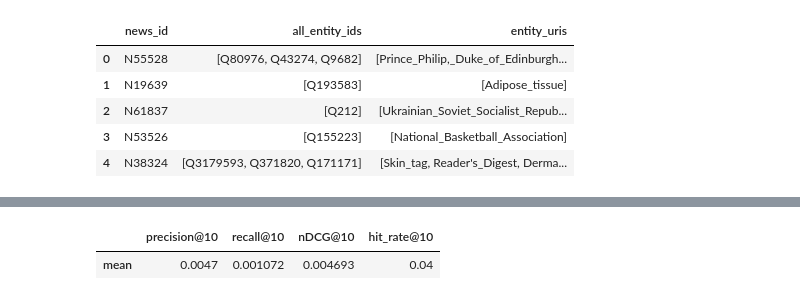
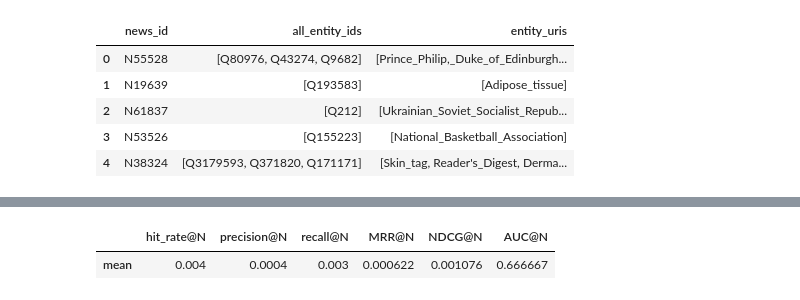
Before and after one commit to rayyyd/news_reccomender, a Jupyter notebook: ray/recommender.ipynb, the cells around one changed output, grey strips where cells are left out. Drawn from its saved outputs; the diff is of its cells as text; code cells hidden in the pictures.

```diff
--- a/ray/recommender.ipynb
+++ b/ray/recommender.ipynb
@@ -1114,19 +1132,15 @@ import ast
 
 # ------------ helpers -------------------------------------------------
 def _to_list(x):
-    if isinstance(x, list):
-        return x
+    if isinstance(x, list): return x
     if isinstance(x, str):
-        try:
-            return ast.literal_eval(x)
-        except Exception:
-            return []
-    if x is None or (isinstance(x, float) and pd.isna(x)):
-        return []
+        try: return ast.literal_eval(x)
+        except Exception: return []
+    if x is None or (isinstance(x, float) and pd.isna(x)): return []
     return list(x)
 
 def _precision_at_k(hits):
-    return hits.mean()                      # hits is length k
+    return hits.mean()  # hits length = N
 
 def _recall_at_k(hits, num_relevant):
     return hits.sum() / num_relevant if num_relevant else np.nan
@@ -1141,19 +1155,34 @@ def _ndcg_at_k(hits, num_relevant):
     return dcg / idcg if idcg else np.nan
 
 def _hit_rate_at_k(hits, num_relevant):
-    # set to np.nan when no ground truth items (matches your recall convention)
     return float(hits.sum() > 0) if num_relevant else np.nan
 
+def _mrr_at_k(hits, num_relevant):
+    if num_relevant == 0:
+        return np.nan
+    idx = np.where(hits == 1)[0]
+    return 1.0 / (idx[0] + 1) if idx.size else 0.0
+
+def _auc_at_k(hits):
+    # AUC on the top‑N prefix using rank order (1=best). Undefined if no pos or no neg.
+    m = int(hits.sum())
+    n = len(hits) - m
+    if m == 0 or n == 0:
+        return np.nan
+    ranks = np.arange(1, len(hits) + 1)              # 1..N (1 = highest ranked)
+    sum_pos = ranks[hits == 1].sum()
+    return (sum_pos - m * (m + 1) / 2) / (m * n)
+
 # ------------ main metric function ------------------------------------
-def add_topn_metrics(df, k):
-    precs, recs, ndcgs, hitrs = [], [], [], []
+def add_topN_metrics(df, N):
+    precs, recs, ndcgs, hitrs, mrrs, aucs = [], [], [], [], [], []
 
     for _, row in df.iterrows():
-        gt  = _to_list(row["test"])                  # ground truth
-        rec = _to_list(row["recommended_news"])[:k]  # truncate to k
+        gt  = _to_list(row["test"])                     # ground truth news_ids
+        rec = _to_list(row["recommended_news"])[:N]     # top‑N recommendations
 
         gt_set = set(gt)
-        hits   = np.zeros(k, dtype=float)
+        hits   = np.zeros(N, dtype=float)
         for i, r in enumerate(rec):
             if r in gt_set:
                 hits[i] = 1.0
@@ -1164,31 +1193,27 @@ def add_topn_metrics(df, k):
         recs.append(_recall_at_k(hits, num_rel))
         ndcgs.append(_ndcg_at_k(hits, num_rel))
         hitrs.append(_hit_rate_at_k(hits, num_rel))
+        mrrs.append(_mrr_at_k(hits, num_rel))
+        aucs.append(_auc_at_k(hits))
 
-    df[f"precision@{k}"] = precs
-    df[f"recall@{k}"]    = recs
-    df[f"nDCG@{k}"]      = ndcgs
-    df[f"hit_rate@{k}"]  = hitrs
+    # Use @N labels as requested
+    df["precision@N"] = precs
+    df["recall@N"]    = recs
+    df["MRR@N"]       = mrrs
+    df["hit_rate@N"]  = hitrs
+    df["NDCG@N"]      = ndcgs
+    df["AUC@N"]       = aucs
     return df
 
 # ---------------------- APPLY -----------------------------------------
-metric_k   = top_n_articles               # or set a specific integer
-user_news_df = add_topn_metrics(user_news_df, k=metric_k)
+metric_N   = top_n_articles
+user_news_df = add_topN_metrics(user_news_df, N=metric_N)
 
-print(f"Mean metrics over {len(user_news_df)} users (k={metric_k}):")
+print(f"Mean metrics over {len(user_news_df)} users (@N where N={metric_N}):")
 display(
-    user_news_df[[f"precision@{metric_k}", f"recall@{metric_k}",
-                  f"nDCG@{metric_k}", f"hit_rate@{metric_k}"]]
-      .mean()
-      .to_frame("mean")
-      .T
+    user_news_df[["hit_rate@N", "precision@N", "recall@N", "MRR@N", "NDCG@N", "AUC@N"]]
+        .mean(numeric_only=True)
+        .to_frame("mean")
+        .T
 )
-
-# print("Sample rows with metrics:")
-# display(
-#     user_news_df.head(20)
-#       .loc[:, ["user", "test", "recommended_news",
-#                f"precision@{metric_k}", f"recall@{metric_k}",
-#                f"nDCG@{metric_k}", f"hit_rate@{metric_k}"]]
-# )
 # %% [output]
@@ -1196,2 +1221,2 @@ Mean metrics over 1000 users (k=10):
-|  | precision@10 | recall@10 | nDCG@10 | hit_rate@10 |
-| mean | 0.0047 | 0.001072 | 0.004693 | 0.04 |
+|  | hit_rate@N | precision@N | recall@N | MRR@N | NDCG@N | AUC@N |
+| mean | 0.004 | 0.0004 | 0.003 | 0.000622 | 0.001076 | 0.666667 |
```
Also changed, not shown: parts of 36 cells of this notebook, 3 other files.
